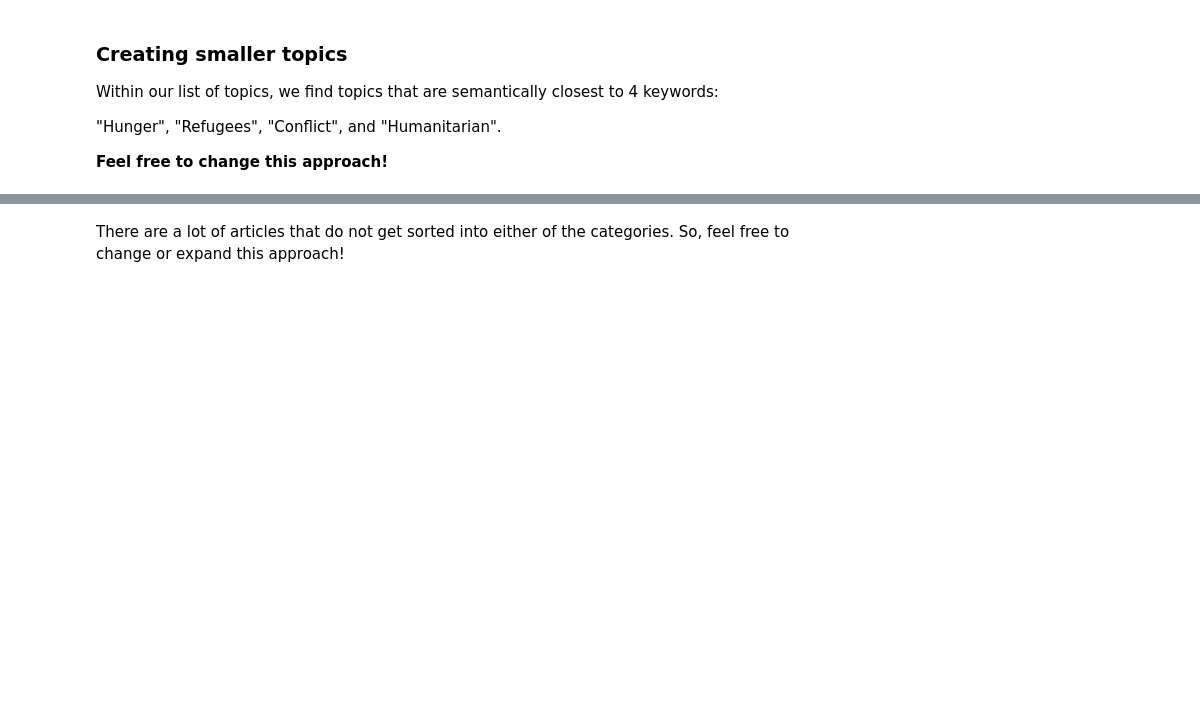
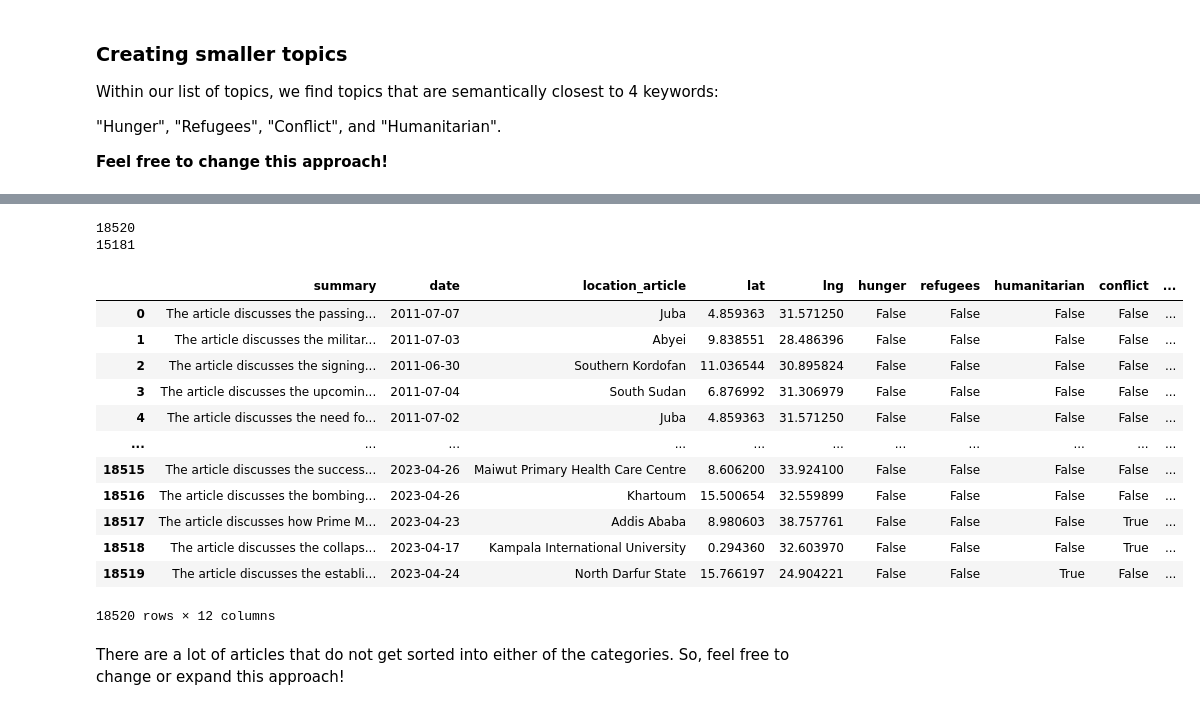
Before and after one commit to bartvanlooij/JBG060-DC3-Group-25, a Jupyter notebook: topic_modelling.ipynb, the cells around one changed output, grey strips where cells are left out. Drawn from its saved outputs; the diff is of its cells as text; code cells hidden in the pictures; blank space fills up the shorter version.

Commit message:
data with topics and the updated topic moddeling notebook

```diff
--- a/topic_modelling.ipynb
+++ b/topic_modelling.ipynb
@@ -200,0 +339,13 @@ bertopic.get_topic_info().set_index('Topic').loc[topic_ids]
+# %%
+# Get the top 10 topics related to the keywords that have something to do with the economy.... but might remove this
+relevant_topics = get_relevant_topics(bertopic_model = bertopic, keywords=['economy', 'invest', 'bank', 'money'], top_n=10)
+
+topic_ids = [el[0] for el in relevant_topics] # Create seperate list of topic IDs
+
+for topic_id, relevancy in relevant_topics: # Print neat list of (topic_id, relevancy) tuples
+    print(topic_id, relevancy)
+
+df["economy"] = [t in topic_ids for t in bertopic.topics_] # Add boolean column to df if topic in list of relevant topics
+
+# View the Count, Name, Representation, and Representative Docs for the relevant topics
+bertopic.get_topic_info().set_index('Topic').loc[topic_ids]
@@ -200,0 +375,13 @@ bertopic.get_topic_info().set_index('Topic').loc[topic_ids]
+# %%
+# Get the top 10 topics related to the keywords that have something to do with demographics
+relevant_topics = get_relevant_topics(bertopic_model = bertopic, keywords=['health', 'education', 'home', 'electricity'], top_n=15)
+
+topic_ids = [el[0] for el in relevant_topics] # Create seperate list of topic IDs
+
+for topic_id, relevancy in relevant_topics: # Print neat list of (topic_id, relevancy) tuples
+    print(topic_id, relevancy)
+
+df["demographics"] = [t in topic_ids for t in bertopic.topics_] # Add boolean column to df if topic in list of relevant topics
+
+# View the Count, Name, Representation, and Representative Docs for the relevant topics
+bertopic.get_topic_info().set_index('Topic').loc[topic_ids]
@@ -200,0 +421,13 @@ bertopic.get_topic_info().set_index('Topic').loc[topic_ids]
+# %%
+# Get the top 10 topics related to the keywords that i make up again 2.0
+relevant_topics = get_relevant_topics(bertopic_model = bertopic, keywords=['agriculture', 'farm', 'weather', 'livestock', 'flood'], top_n=15)
+
+topic_ids = [el[0] for el in relevant_topics] # Create seperate list of topic IDs
+
+for topic_id, relevancy in relevant_topics: # Print neat list of (topic_id, relevancy) tuples
+    print(topic_id, relevancy)
+
+df["agriculture"] = [t in topic_ids for t in bertopic.topics_] # Add boolean column to df if topic in list of relevant topics
+
+# View the Count, Name, Representation, and Representative Docs for the relevant topics
+bertopic.get_topic_info().set_index('Topic').loc[topic_ids]
@@ -203,7 +469,7 @@ original_df = pd.read_csv("data/articles_summary_cleaned.csv", parse_dates=["dat
 
 # Combine article summaries with the newly created features
 df = original_df.merge(
-    df[["summary", "hunger", "refugees", "humanitarian", "conflict"]],
+    df[["summary", "hunger", "refugees", "humanitarian", "conflict", "economy", "agriculture", "demographics"]],
     how="left",
     left_on="summary",
     right_on="summary",
@@ -216,2 +479,27 @@ print(len(df[(df["hunger"]==False) & (df["refugees"] == False) & (df["humanitari
+# %%
+# still very unhappy with this number, want to figure out what to do with it but would need more time ...
+# however; if the article does not fall in these categories it is likely not relevant?
+
+print(len(df))
+print(len(df[(df["hunger"]==False) & (df["refugees"] == False) & (df["humanitarian"] == False) & (df["conflict"] == False) & (df["economy"] == False) & (df["agriculture"] == False) & (df["demographics"] == False)]))
+# %% [output]
+18520
+15181
+# %%
+df
+# %% [output]
+|  | summary | date | location_article | lat | lng | hunger | refugees | humanitarian | conflict | ... |
+| 0 | The article discusses the passing... | 2011-07-07 | Juba | 4.859363 | 31.571250 | False | False | False | False | ... |
+| 1 | The article discusses the militar... | 2011-07-03 | Abyei | 9.838551 | 28.486396 | False | False | False | False | ... |
+| 2 | The article discusses the signing... | 2011-06-30 | Southern Kordofan | 11.036544 | 30.895824 | False | False | False | False | ... |
+| 3 | The article discusses the upcomin... | 2011-07-04 | South Sudan | 6.876992 | 31.306979 | False | False | False | False | ... |
+| 4 | The article discusses the need fo... | 2011-07-02 | Juba | 4.859363 | 31.571250 | False | False | False | False | ... |
+| ... | ... | ... | ... | ... | ... | ... | ... | ... | ... | ... |
+| 18515 | The article discusses the success... | 2023-04-26 | Maiwut Primary Health Care Centre | 8.606200 | 33.924100 | False | False | False | False | ... |
+| 18516 | The article discusses the bombing... | 2023-04-26 | Khartoum | 15.500654 | 32.559899 | False | False | False | False | ... |
+| 18517 | The article discusses how Prime M... | 2023-04-23 | Addis Ababa | 8.980603 | 38.757761 | False | False | False | True | ... |
+| 18518 | The article discusses the collaps... | 2023-04-17 | Kampala International University | 0.294360 | 32.603970 | False | False | False | True | ... |
+| 18519 | The article discusses the establi... | 2023-04-24 | North Darfur State | 15.766197 | 24.904221 | False | False | True | False | ... |
+18520 rows × 12 columns
 # %% [markdown]
 There are a lot of articles that do not get sorted into either of the categories. So, feel free to change or expand this approach!
```
Also changed, not shown: parts of 14 cells of this notebook.
